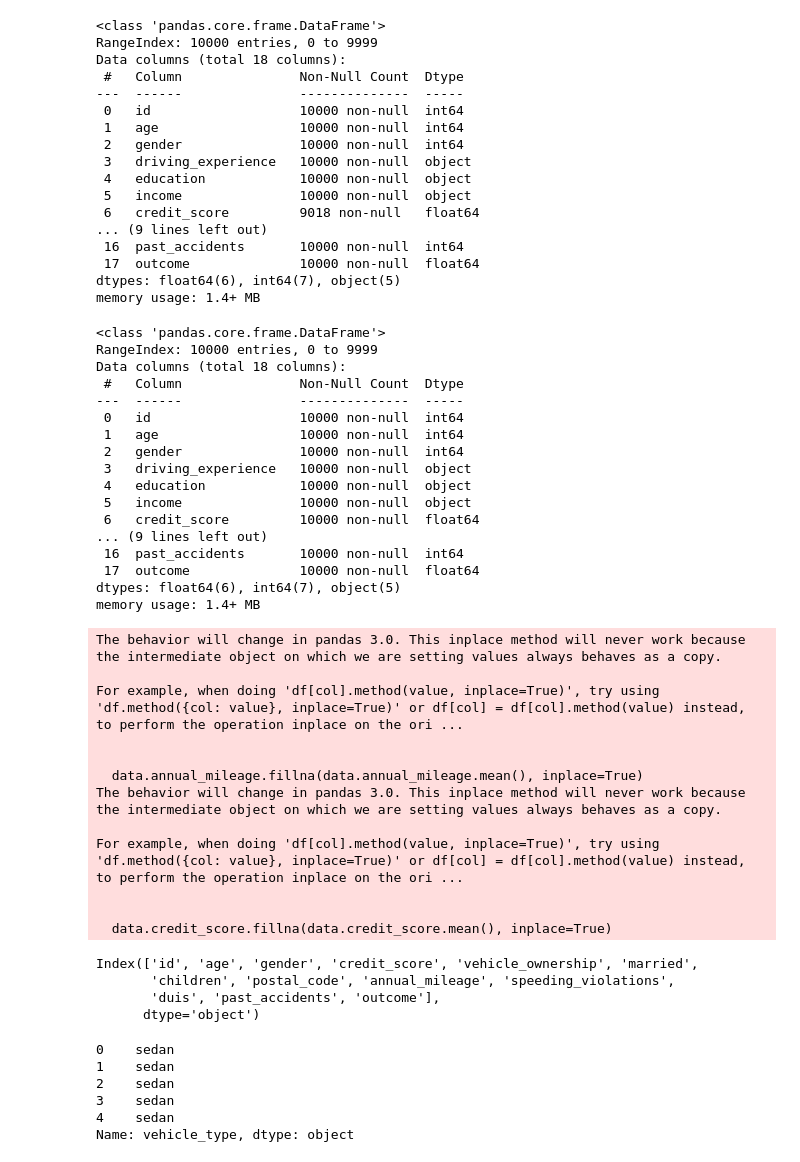
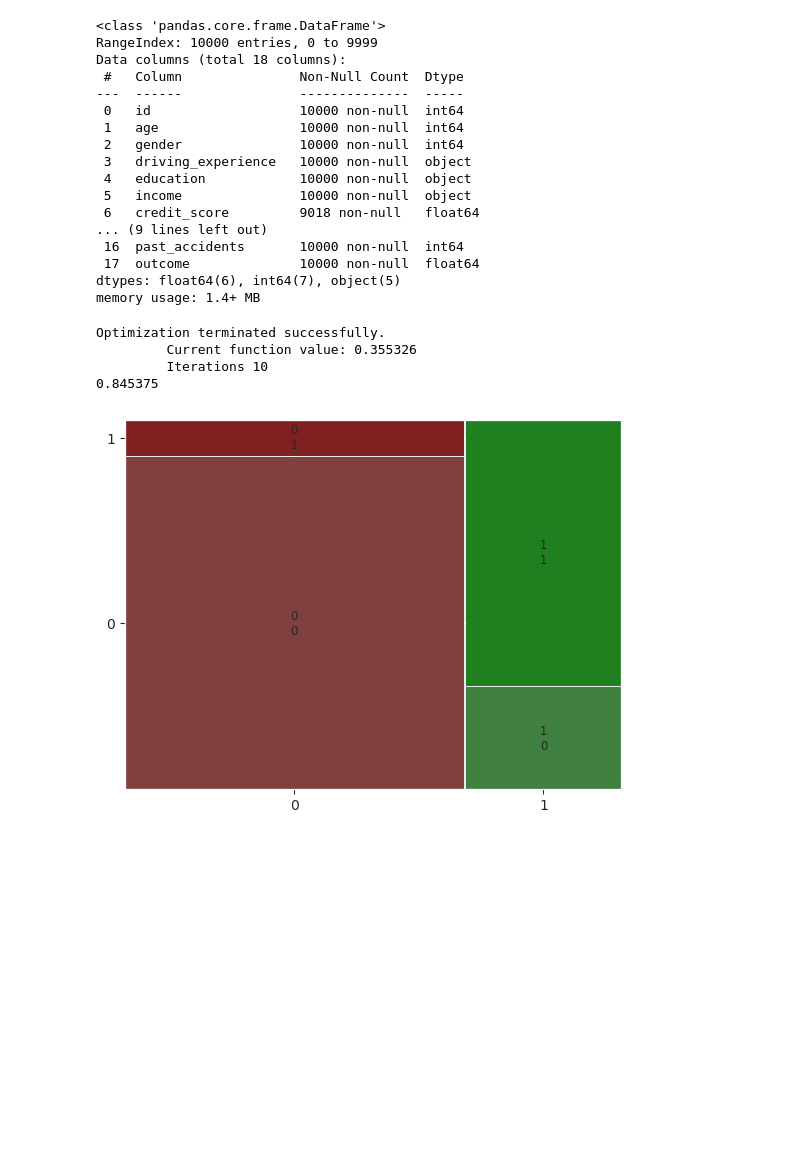
Before and after one commit to carlosjesuscaro/data_analysis_car_insurance, a Jupyter notebook: main.ipynb, the cells around one changed output. Drawn from its saved outputs; the diff is of its cells as text; code cells hidden in the pictures; blank space fills up the shorter version.

Commit message:
Partial progress with Logit modelling with all variables

```diff
--- a/main.ipynb
+++ b/main.ipynb
@@ -264,67 +265,26 @@ memory usage: 1.4+ MB
 # Data preparation
 data.annual_mileage.fillna(data.annual_mileage.mean(), inplace=True)
 data.credit_score.fillna(data.credit_score.mean(), inplace=True)
-data.info()
-# %% [output]
-<class 'pandas.core.frame.DataFrame'>
-RangeIndex: 10000 entries, 0 to 9999
-Data columns (total 18 columns):
- #   Column               Non-Null Count  Dtype
----  ------               --------------  -----
- 0   id                   10000 non-null  int64
- 1   age                  10000 non-null  int64
- 2   gender               10000 non-null  int64
- 3   driving_experience   10000 non-null  object
- 4   education            10000 non-null  object
- 5   income               10000 non-null  object
- 6   credit_score         10000 non-null  float64
-... (9 lines left out)
- 16  past_accidents       10000 non-null  int64
- 17  outcome              10000 non-null  float64
-dtypes: float64(6), int64(7), object(5)
-memory usage: 1.4+ MB
-The behavior will change in pandas 3.0. This inplace method will never work because the intermediate object on which we are setting values always behaves as a copy.
-
-For example, when doing 'df[col].method(value, inplace=True)', try using 'df.method({col: value}, inplace=True)' or df[col] = df[col].method(value) instead, to perform the operation inplace on the ori ...
-
-
-  data.annual_mileage.fillna(data.annual_mileage.mean(), inplace=True)
-The behavior will change in pandas 3.0. This inplace method will never work because the intermediate object on which we are setting values always behaves as a copy.
-
-For example, when doing 'df[col].method(value, inplace=True)', try using 'df.method({col: value}, inplace=True)' or df[col] = df[col].method(value) instead, to perform the operation inplace on the ori ...
-
-
-  data.credit_score.fillna(data.credit_score.mean(), inplace=True)
-# %%
-data.drop(columns=['driving_experience', 'education', 'income', 'vehicle_type', 'vehicle_year'], axis=1, inplace=True)
-data.columns
-# %% [output]
-Index(['id', 'age', 'gender', 'credit_score', 'vehicle_ownership', 'married',
-       'children', 'postal_code', 'annual_mileage', 'speeding_violations',
-       'duis', 'past_accidents', 'outcome'],
-      dtype='object')
-# %%
-data = pd.get_dummies(data, columns=['driving_experience', 'education', 'income', 'vehicle_year', 'vehicle_type'])
+# %%
+columns = ['driving_experience', 'education', 'income', 'vehicle_type', 'vehicle_year']
+data = pd.get_dummies(data, columns=columns, dtype=int)
 # %%
 # Implementing the model
 # Logit(y_train, X_train).fit()
 
 X = data.drop(columns = ['id', 'outcome'], axis=1)
 y = data.outcome
-print(X.info())
-
 
 X_train, X_test, y_train, y_test = train_test_split(X, y, test_size=0.2, random_state=42)
-Logit(y_train, X_train).fit()
+model = Logit(y_train, X_train).fit()
 
-# type(data.income)
-# print(data.age.head())
+conf_matrix = model.pred_table()
+mosaic(conf_matrix)
+accuracy = (conf_matrix[0,0] + conf_matrix[1,1]) / (conf_matrix[0,1] + conf_matrix[1,0] + conf_matrix[1,1] + conf_matrix[0,0])
+print(accuracy)
+# %% [output]
+Optimization terminated successfully.
+         Current function value: 0.355326
+         Iterations 10
+0.845375
+[figure, added]
-# %%
-print(data.vehicle_type.head())
-# %% [output]
-0    sedan
-1    sedan
-2    sedan
-3    sedan
-4    sedan
-Name: vehicle_type, dtype: object
```
Also changed, not shown: parts of 3 cells of this notebook.
